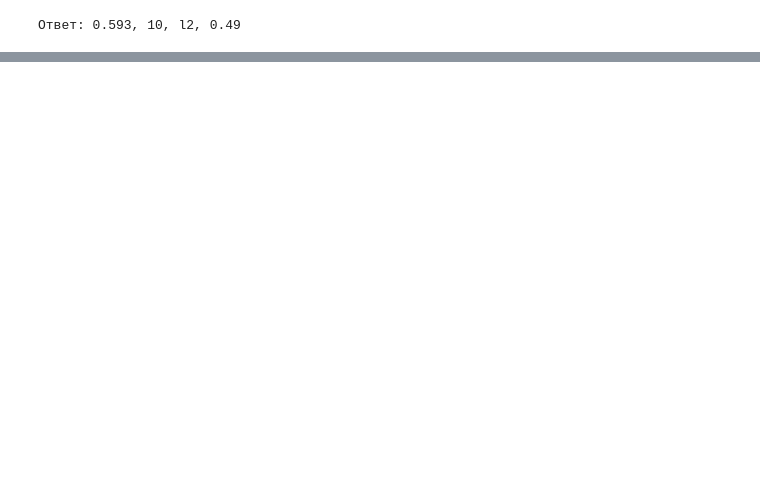
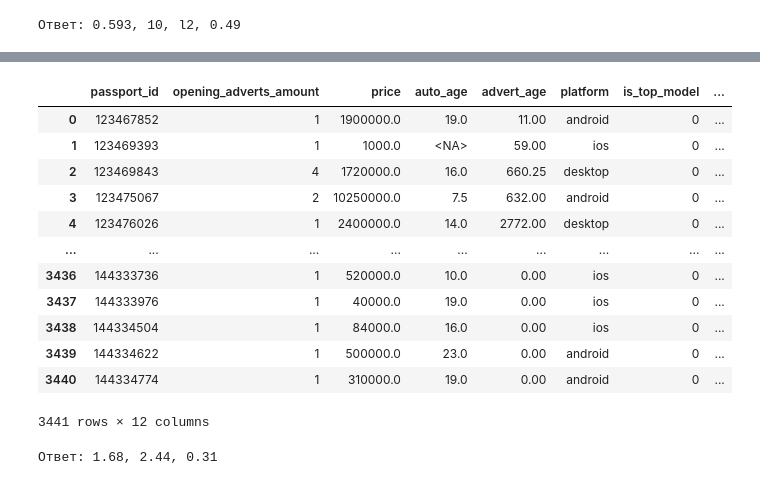
Before and after one commit to akotomin/AB_tests, a Jupyter notebook: notebooks/ML/ML_hw3.ipynb, the cells around one changed output, grey strips where cells are left out. Cells and saved outputs as stored; diff of their text form; code cells hidden in the pictures; blank space fills up the shorter version.

```diff
--- a/notebooks/ML/ML_hw3.ipynb
+++ b/notebooks/ML/ML_hw3.ipynb
@@ -1048,0 +1092,41 @@ warnings.resetwarnings()
+# %%
+transaction_data_query = '''
+    SELECT passport_id,
+        -sumIf(amount, type in ('basic sale', 'fast sale', 'quick sale')) as revenue,
+        -sumIf(amount, type in ('renewal', 'archived renewal', 'automatic renewal')) as renewal,
+        -sumIf(amount, type in ('premium', 'premium weekly')) as premium
+    FROM user_transactions
+    WHERE payment_date BETWEEN '2022-09-01' AND '2022-10-01'
+    GROUP BY passport_id
+    ORDER BY passport_id
+'''
+
+transaction_data = get_data(transaction_data_query)
+# %%
+df4 = user_features.merge(transaction_data, how='left', on='passport_id')
+df4[['revenue', 'renewal', 'premium']] = df4[['revenue', 'renewal', 'premium']].fillna(0)
+df4[['revenue', 'renewal', 'premium']] = np.log(df4[['revenue', 'renewal', 'premium']] + 1)
+
+df4
+# %% [output]
+|  | passport_id | opening_adverts_amount | price | auto_age | advert_age | platform | is_top_model | ... |
+| 0 | 123467852 | 1 | 1900000.0 | 19.0 | 11.00 | android | 0 | ... |
+| 1 | 123469393 | 1 | 1000.0 | <NA> | 59.00 | ios | 0 | ... |
+| 2 | 123469843 | 4 | 1720000.0 | 16.0 | 660.25 | desktop | 0 | ... |
+| 3 | 123475067 | 2 | 10250000.0 | 7.5 | 632.00 | android | 0 | ... |
+| 4 | 123476026 | 1 | 2400000.0 | 14.0 | 2772.00 | desktop | 0 | ... |
+| ... | ... | ... | ... | ... | ... | ... | ... | ... |
+| 3436 | 144333736 | 1 | 520000.0 | 10.0 | 0.00 | ios | 0 | ... |
+| 3437 | 144333976 | 1 | 40000.0 | 19.0 | 0.00 | ios | 0 | ... |
+| 3438 | 144334504 | 1 | 84000.0 | 16.0 | 0.00 | ios | 0 | ... |
+| 3439 | 144334622 | 1 | 500000.0 | 23.0 | 0.00 | android | 0 | ... |
+| 3440 | 144334774 | 1 | 310000.0 | 19.0 | 0.00 | android | 0 | ... |
+3441 rows × 12 columns
+# %%
+revenue = df4[['revenue', 'renewal', 'premium']].mean().round(2)[0]
+renewal = df4[['revenue', 'renewal', 'premium']].mean().round(2)[1]
+premium = df4[['revenue', 'renewal', 'premium']].mean().round(2)[2]
+
+print(f"Ответ: {revenue}, {renewal}, {premium}")
+# %% [output]
+Ответ: 1.68, 2.44, 0.31
```
Also changed, not shown: parts of 42 cells of this notebook.
